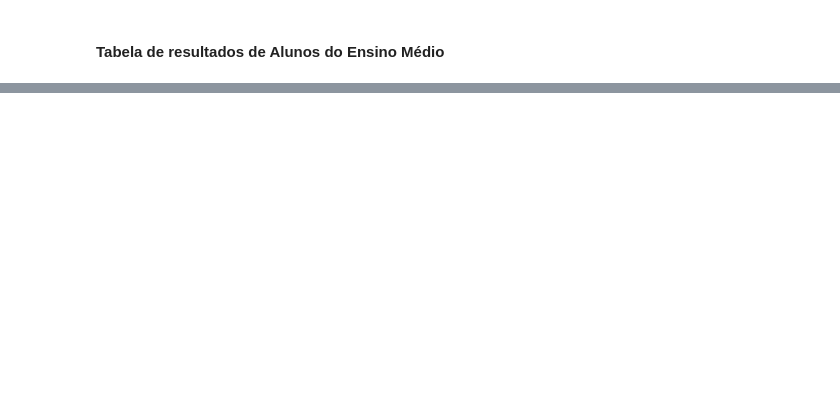
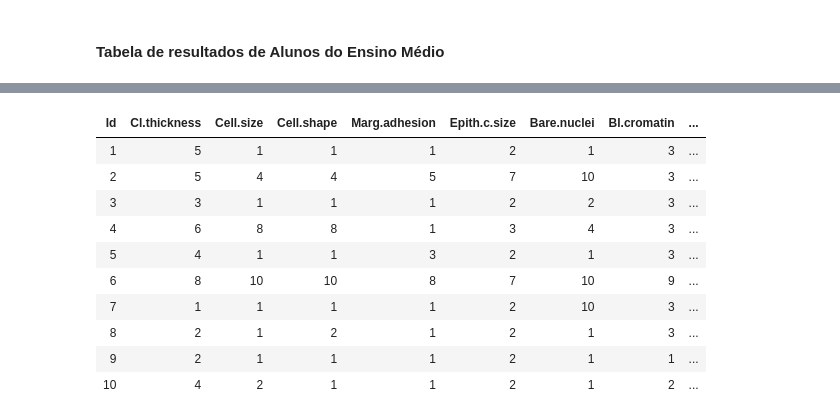
Before and after one commit to Hobbies-Prof-Bento/atividadesEspecializacaoIAA2022_2023, a Jupyter notebook: IAA007 e IAA008-Aprendizado de Máquina e Laboratório de IA/Trabalho Final.ipynb, the cells around one changed output, grey strips where cells are left out. Saved outputs shown, nothing was run; the diff lists cells and outputs as text; code cells hidden in the pictures; blank space fills up the shorter version.

```diff
--- a/IAA007 e IAA008-Aprendizado de Máquina e Laboratório de IA/Trabalho Final.ipynb
+++ b/IAA007 e IAA008-Aprendizado de Máquina e Laboratório de IA/Trabalho Final.ipynb
@@ -3513,0 +4536,4 @@ O **MAE** foi de **142.194551533152**
+# %%
+#carregando dados
+dados_cm <- read.csv ("dados/Prática Câncer de Mama-20220917/Material 02 - 2 - Cancer de Mama - Dados.csv")
+head(dados_cm)
@@ -3513,0 +4548,11 @@ O **MAE** foi de **142.194551533152**
+# %%
+#trantando dados removendo o que não é número
+dados_cm_number <- dados_cm
+dados_cm_number$Class <- NULL
+
+#definindo semente pseudo-aleatória
+set.seed(85941)
+
+#utilizando k-means para agrupar dados
+cmCluster <- kmeans(dados_cm_number,2)
+cmCluster
@@ -3513,0 +4577,16 @@ O **MAE** foi de **142.194551533152**
+# %%
+#exibindo resultado das 10 primeiras linhas com o cluster correspondente
+resultado_cm <- cbind(dados_cm, cmCluster$cluster)
+head(resultado_cm,10)
+# %% [output]
+| Id | Cl.thickness | Cell.size | Cell.shape | Marg.adhesion | Epith.c.size | Bare.nuclei | Bl.cromatin | ... |
+| 1 | 5 | 1 | 1 | 1 | 2 | 1 | 3 | ... |
+| 2 | 5 | 4 | 4 | 5 | 7 | 10 | 3 | ... |
+| 3 | 3 | 1 | 1 | 1 | 2 | 2 | 3 | ... |
+| 4 | 6 | 8 | 8 | 1 | 3 | 4 | 3 | ... |
+| 5 | 4 | 1 | 1 | 3 | 2 | 1 | 3 | ... |
+| 6 | 8 | 10 | 10 | 8 | 7 | 10 | 9 | ... |
+| 7 | 1 | 1 | 1 | 1 | 2 | 10 | 3 | ... |
+| 8 | 2 | 1 | 2 | 1 | 2 | 1 | 3 | ... |
+| 9 | 2 | 1 | 1 | 1 | 2 | 1 | 1 | ... |
+| 10 | 4 | 2 | 1 | 1 | 2 | 1 | 2 | ... |
```
Also changed, not shown: parts of 161 cells of this notebook, 5 other files.
